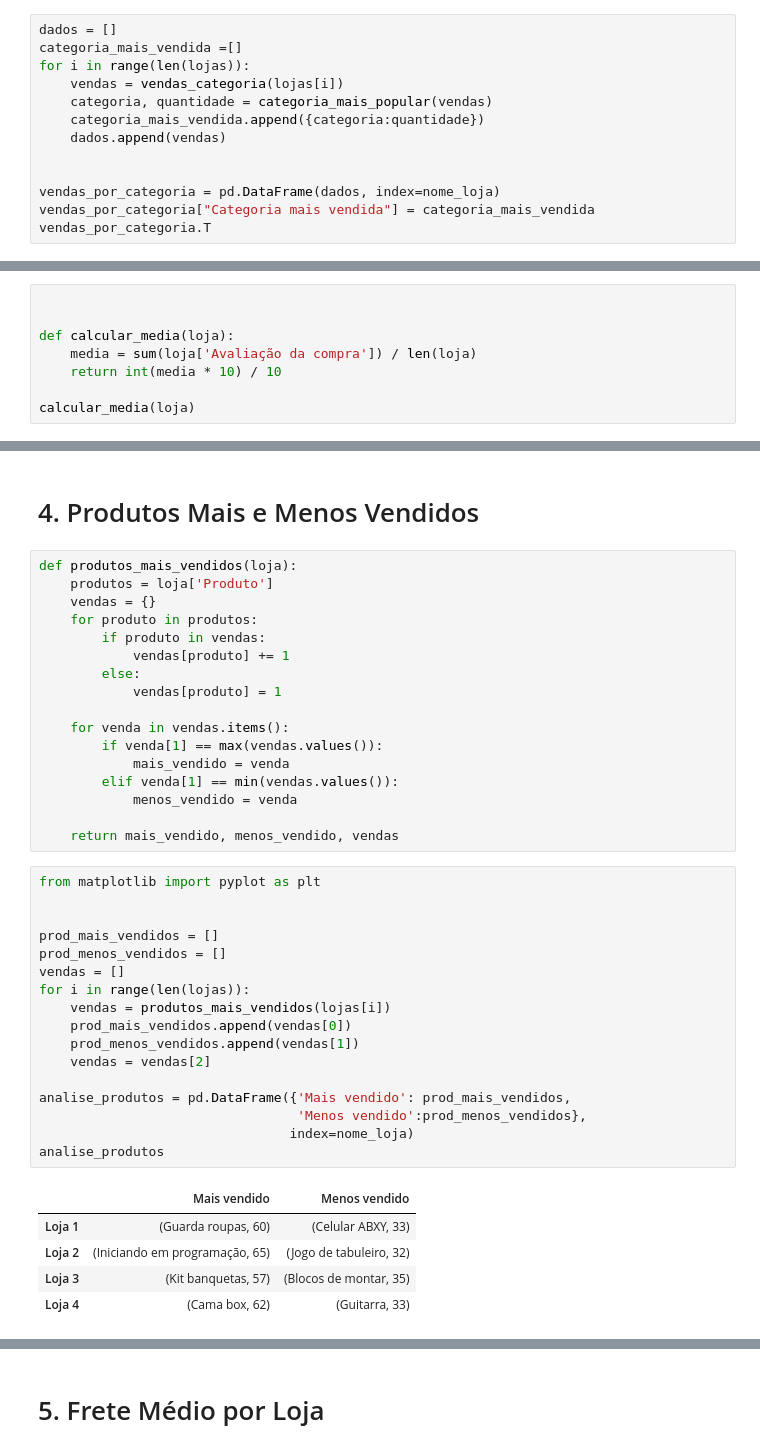
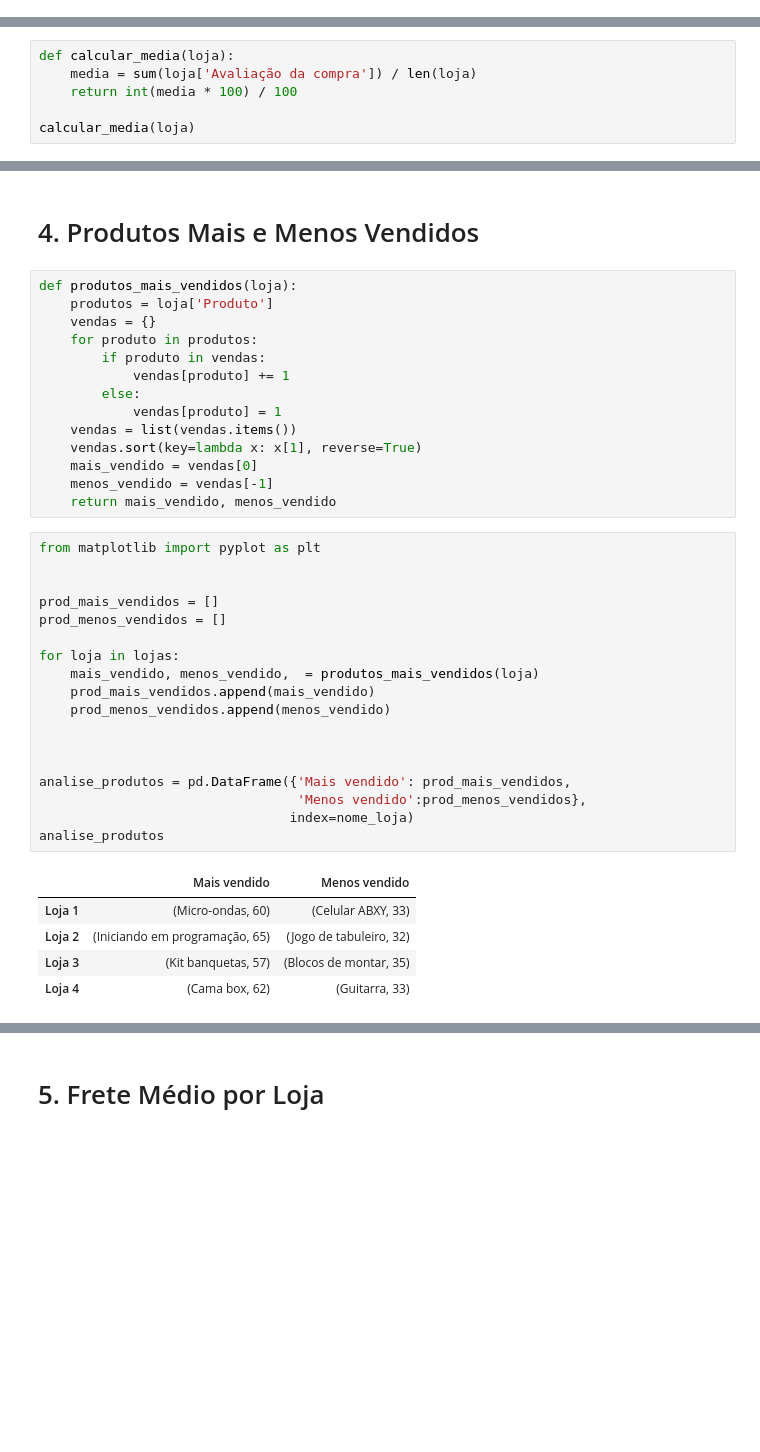
Before and after one commit to wells2232/challenge-alura-store, a Jupyter notebook: Challenge-Alura-Store.ipynb, the cells around one changed output, grey strips where cells are left out. Saved outputs shown, nothing was run; the diff lists cells and outputs as text; blank space fills up the shorter version.

```diff
--- a/Challenge-Alura-Store.ipynb
+++ b/Challenge-Alura-Store.ipynb
@@ -61,13 +59,0 @@ def categoria_mais_popular(vendas):
-# %%
-dados = []
-categoria_mais_vendida =[]
-for i in range(len(lojas)):
-    vendas = vendas_categoria(lojas[i])
-    categoria, quantidade = categoria_mais_popular(vendas)
-    categoria_mais_vendida.append({categoria:quantidade})
-    dados.append(vendas)
-
-
-vendas_por_categoria = pd.DataFrame(dados, index=nome_loja)
-vendas_por_categoria["Categoria mais vendida"] = categoria_mais_vendida
-vendas_por_categoria.T
@@ -85,11 +75,9 @@ vendas_por_categoria.T
 # %% [markdown]
 # 3. Média de Avaliação das Lojas
 # %%
-
-
 def calcular_media(loja):
     media = sum(loja['Avaliação da compra']) / len(loja)
-    return int(media * 10) / 10
+    return int(media * 100) / 100
 
 calcular_media(loja)
 # %% [output]
@@ -119,34 +107,32 @@ def produtos_mais_vendidos(loja):
             vendas[produto] += 1
         else:
             vendas[produto] = 1
-
-    for venda in vendas.items():
-        if venda[1] == max(vendas.values()):
-            mais_vendido = venda
-        elif venda[1] == min(vendas.values()):
-            menos_vendido = venda
-
-    return mais_vendido, menos_vendido, vendas
+    vendas = list(vendas.items())
+    vendas.sort(key=lambda x: x[1], reverse=True)
+    mais_vendido = vendas[0]
+    menos_vendido = vendas[-1]
+    return mais_vendido, menos_vendido
 # %%
 from matplotlib import pyplot as plt
 
 
 prod_mais_vendidos = []
 prod_menos_vendidos = []
-vendas = []
-for i in range(len(lojas)):
-    vendas = produtos_mais_vendidos(lojas[i])
-    prod_mais_vendidos.append(vendas[0])
-    prod_menos_vendidos.append(vendas[1])
-    vendas = vendas[2]
+
+for loja in lojas:
+    mais_vendido, menos_vendido,  = produtos_mais_vendidos(loja)
+    prod_mais_vendidos.append(mais_vendido)
+    prod_menos_vendidos.append(menos_vendido)
+
+
 
 analise_produtos = pd.DataFrame({'Mais vendido': prod_mais_vendidos,
                                  'Menos vendido':prod_menos_vendidos},
                                 index=nome_loja)
 analise_produtos
 # %% [output]
 |  | Mais vendido | Menos vendido |
-| Loja 1 | (Guarda roupas, 60) | (Celular ABXY, 33) |
+| Loja 1 | (Micro-ondas, 60) | (Celular ABXY, 33) |
 | Loja 2 | (Iniciando em programação, 65) | (Jogo de tabuleiro, 32) |
 | Loja 3 | (Kit banquetas, 57) | (Blocos de montar, 35) |
 | Loja 4 | (Cama box, 62) | (Guitarra, 33) |
```
Also changed, not shown: parts of 22 cells of this notebook.
